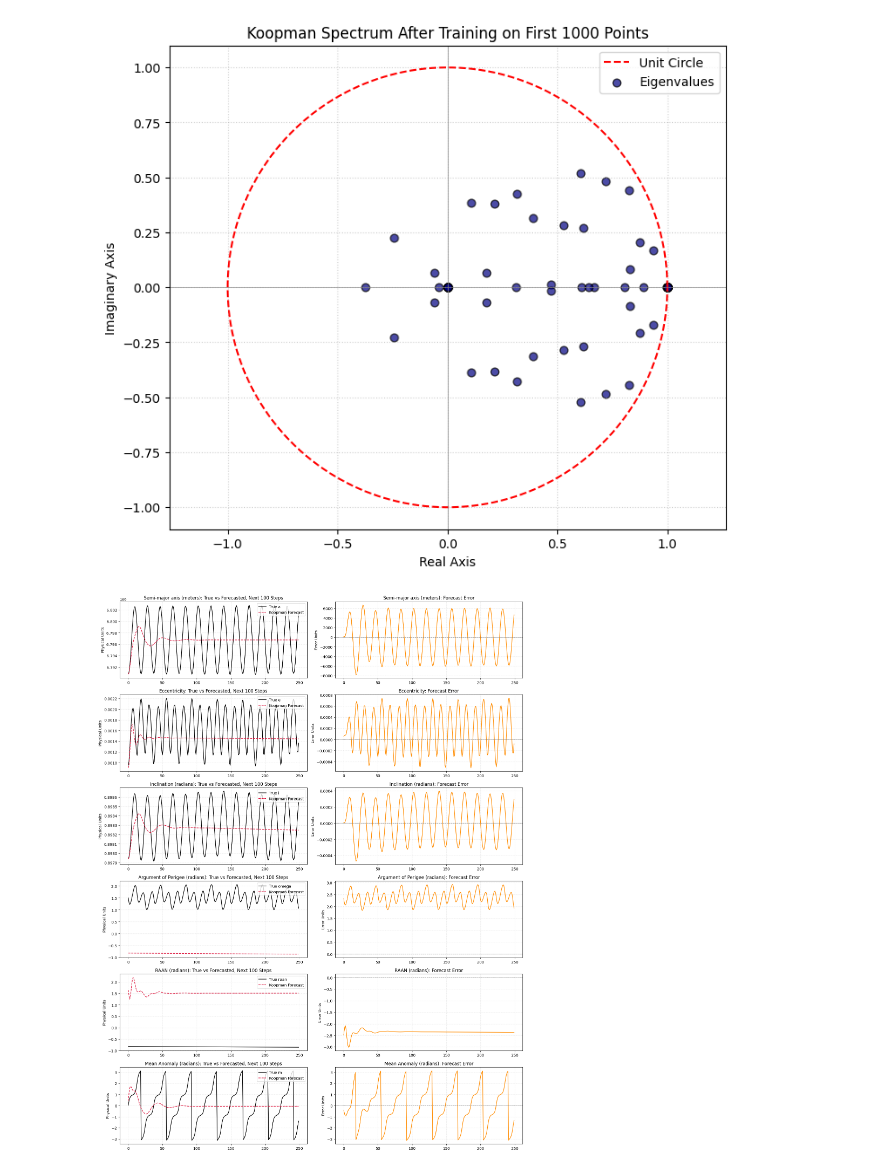
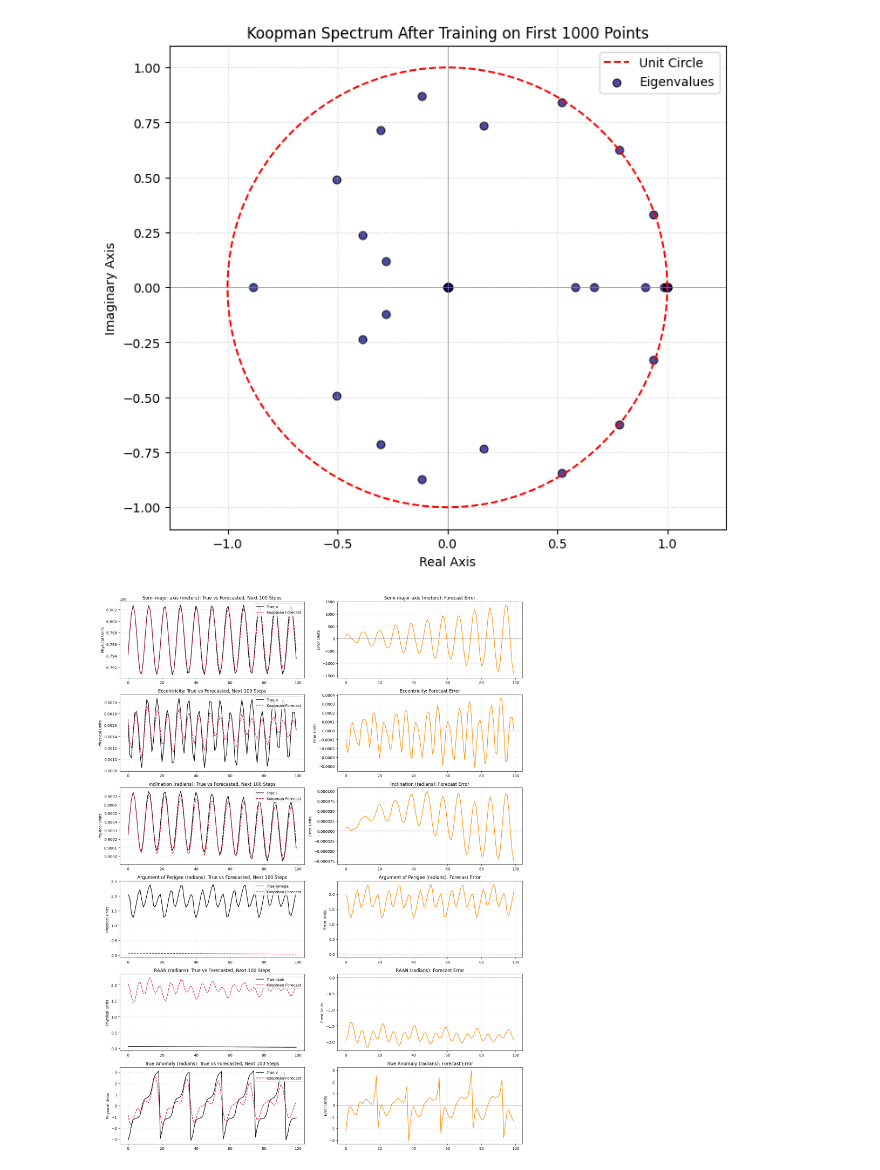
Before and after one commit to SS26-27-JMU-Praktikum-Koopman-EDMD/orekit-propagator, a Jupyter notebook: src/edmd.ipynb, the cells around one changed output. Cells and saved outputs as stored; diff of their text form; code cells hidden in the pictures.

```diff
--- a/src/edmd.ipynb
+++ b/src/edmd.ipynb
@@ -31,8 +31,8 @@ print(f"Total lifted dimensions: {n_dim}\n")
 # 2. SETTINGS: TRAIN FIRST 1000, PREDICT NEXT 100
 # ==============================================================================
 
-N_forecast = 250
-N_train = n_samples - N_forecast
+N_train = 1000
+N_forecast = 100
 
 if n_samples < N_train + N_forecast:
     raise ValueError(
@@ -134,11 +134,11 @@ true_raw_future = df_raw.iloc[N_train:N_train + N_forecast].copy().reset_index(d
 # Your convention:
 # column 0 of lifted data is probably constant 1
 # columns 1:7 are:
-# ['a', 'e', 'i', 'omega', 'raan', 'm']
+# ['a', 'e', 'i', 'omega', 'raan', 'v']
 
 pred_raw_future = pd.DataFrame(
     Z_forecast[:, 1:7],
-    columns=['a', 'e', 'i', 'omega', 'raan', 'm']
+    columns=['a', 'e', 'i', 'omega', 'raan', 'v']
 )
 
 # Inverse transform a and e
@@ -146,7 +146,7 @@ pred_raw_future[['a', 'e']] = scaler_ae.inverse_transform(
     pred_raw_future[['a', 'e']]
 )
 
-angles = ['i', 'omega', 'raan', 'm']
+angles = ['i', 'omega', 'raan', 'v']
 
 
 # ==============================================================================
@@ -155,7 +155,7 @@ angles = ['i', 'omega', 'raan', 'm']
 
 errors = pd.DataFrame()
 
-for col in ['a', 'e', 'i', 'omega', 'raan', 'm']:
+for col in ['a', 'e', 'i', 'omega', 'raan', 'v']:
 
     true_vals = true_raw_future[col].values
     pred_vals = pred_raw_future[col].values
@@ -171,7 +171,7 @@ for col in ['a', 'e', 'i', 'omega', 'raan', 'm']:
 
 
 print("=== ERROR SUMMARY FOR NEXT 100 FORECASTED STEPS ===")
-for col in ['a', 'e', 'i', 'omega', 'raan', 'm']:
+for col in ['a', 'e', 'i', 'omega', 'raan', 'v']:
     rmse = np.sqrt(np.mean(errors[col].values ** 2))
     mae = np.mean(np.abs(errors[col].values))
 
@@ -241,7 +241,7 @@ feature_names = {
     'i': 'Inclination (radians)',
     'omega': 'Argument of Perigee (radians)',
     'raan': 'RAAN (radians)',
-    'm': 'Mean Anomaly (radians)'
+    'v': 'True Anomaly (radians)'
 }
 
 fig, axes = plt.subplots(
@@ -322,5 +322,5 @@ Max Eigenvalue Magnitude: 1.00000
-[figure, old version]
+[figure, new version]
-[figure, old version]
+[figure, new version]
 # %%
 import numpy as np
 import pandas as pd
```
Also changed, not shown: parts of 2 cells of this notebook.
